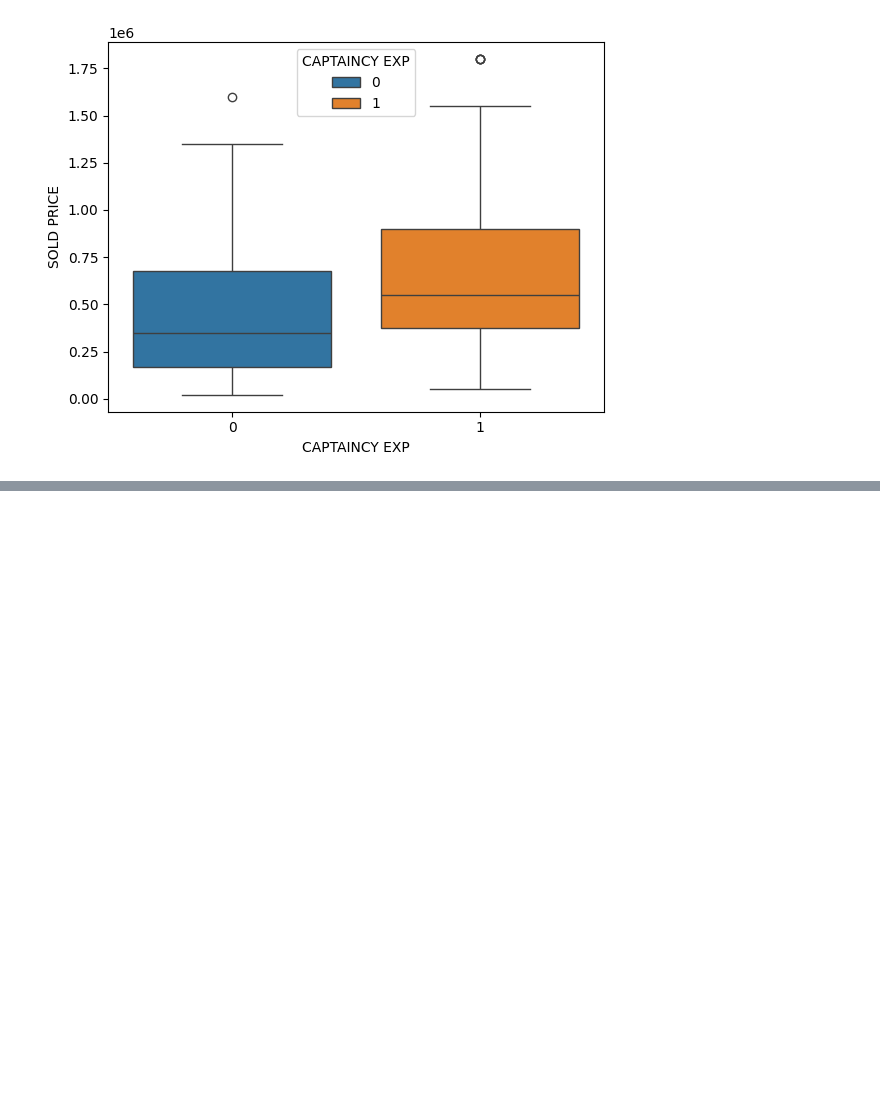
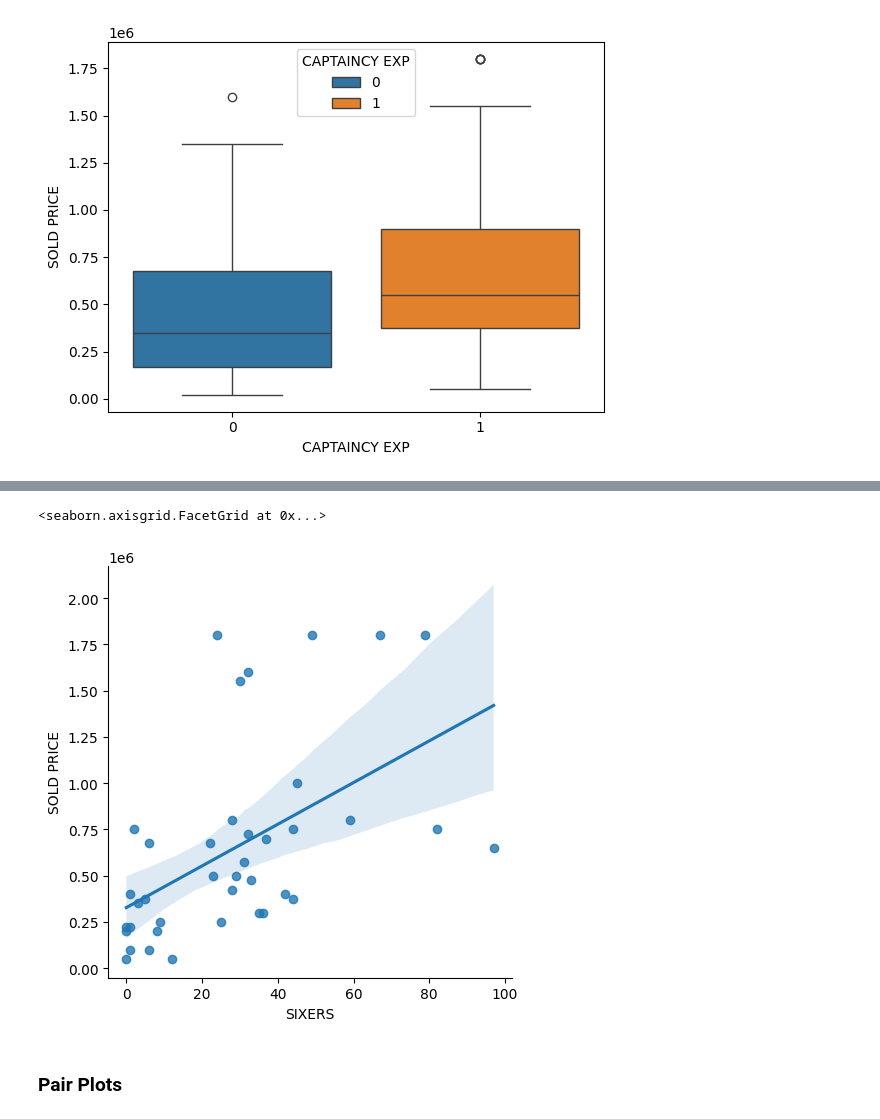
Before and after one commit to Musharraf-Bubere/Learning-in-public, a Jupyter notebook: Practice_From_Books/Machine_Learning_With_Python/01_Exploratory_Data_Analysis/03_Exploration_of_Data_Using_Visualization/ipl_data_visualization.ipynb, the cells around one changed output, grey strips where cells are left out. Cells and saved outputs as stored; diff of their text form; code cells hidden in the pictures; blank space fills up the shorter version.

```diff
--- a/Practice_From_Books/Machine_Learning_With_Python/01_Exploratory_Data_Analysis/03_Exploration_of_Data_Using_Visualization/ipl_data_visualization.ipynb
+++ b/Practice_From_Books/Machine_Learning_With_Python/01_Exploratory_Data_Analysis/03_Exploration_of_Data_Using_Visualization/ipl_data_visualization.ipynb
@@ -190,0 +202,7 @@ sns.boxplot(x='CAPTAINCY EXP', y='SOLD PRICE', data=ipl_auction_df, hue='CAPTAIN
+# %%
+sns.lmplot(x='SIXERS', y='SOLD PRICE', data=ipl_batsman_df)
+# %% [output]
+<seaborn.axisgrid.FacetGrid at 0x...>
+[figure, added]
+# %% [markdown]
+### Pair Plots
```
Also changed, not shown: parts of 11 cells of this notebook.
